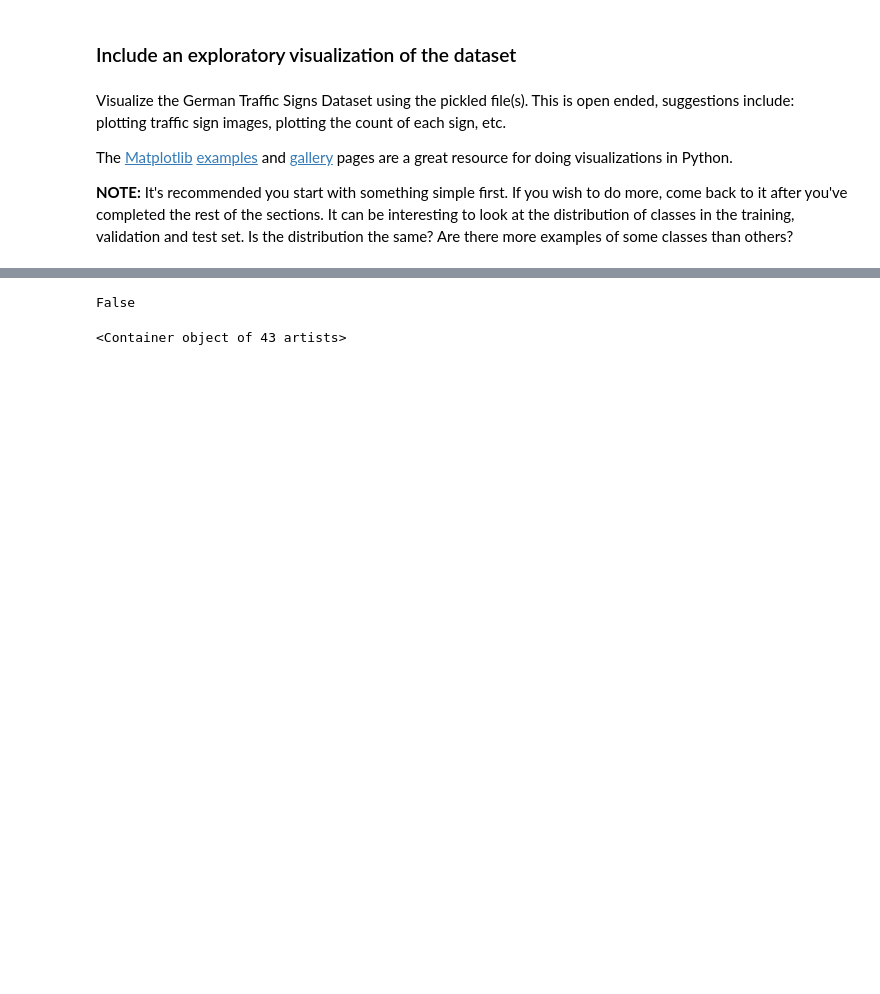
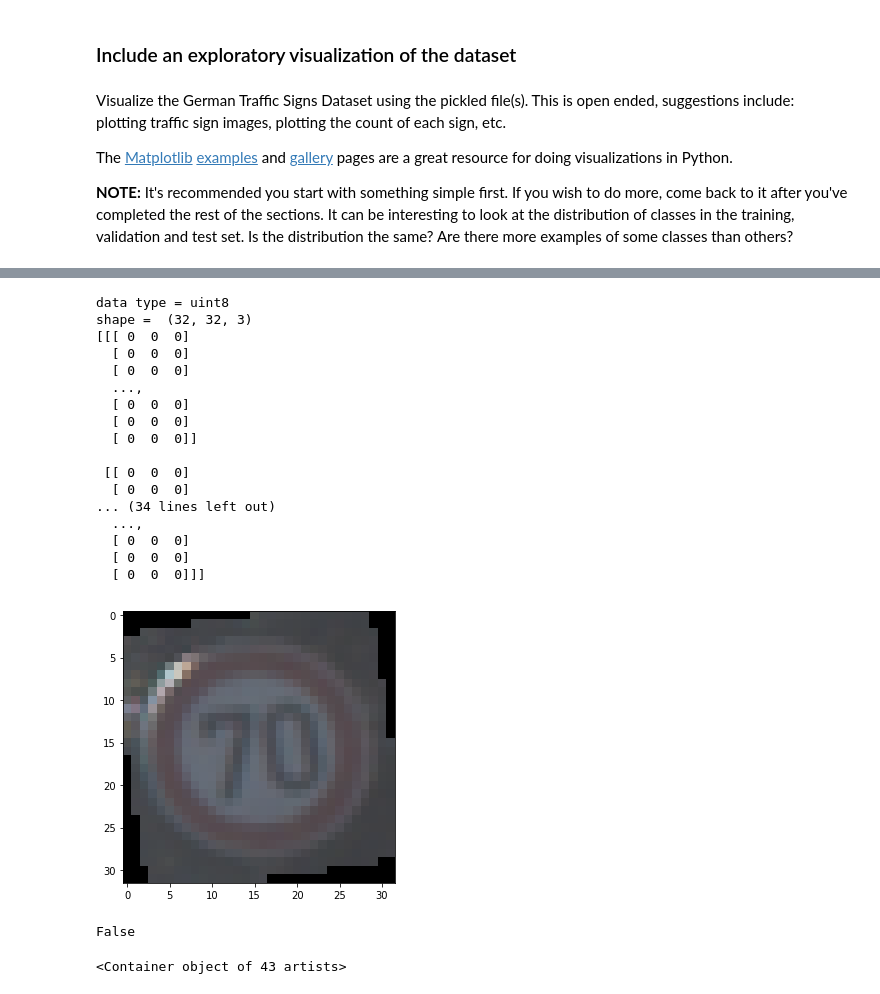
Before and after one commit to pomeroyd/project2_r1p0, a Jupyter notebook: Traffic_Sign_Classifier.ipynb, the cells around one changed output, grey strips where cells are left out. Saved outputs shown, nothing was run; the diff lists cells and outputs as text; code cells hidden in the pictures; blank space fills up the shorter version.

```diff
--- a/Traffic_Sign_Classifier.ipynb
+++ b/Traffic_Sign_Classifier.ipynb
@@ -208,3 +209,31 @@ shape =  (32, 32, 3)
+# %%
+new_image = scipy.ndimage.interpolation.rotate(image, random.randrange(-10, 10), reshape=False)
+print("data type =",new_image.dtype)
+print("shape = ",new_image.shape)
+
+
+plt.figure(figsize=(5,5))
+plt.imshow(new_image)
+print(new_image)
+# %% [output]
+data type = uint8
+shape =  (32, 32, 3)
+[[[ 0  0  0]
+  [ 0  0  0]
+  [ 0  0  0]
+  ...,
+  [ 0  0  0]
+  [ 0  0  0]
+  [ 0  0  0]]
+
+ [[ 0  0  0]
+  [ 0  0  0]
+... (34 lines left out)
+  ...,
+  [ 0  0  0]
+  [ 0  0  0]
+  [ 0  0  0]]]
+[figure, added]
 # %%
 print(401% 100 == 0)
 
```
Also changed, not shown: parts of 29 cells of this notebook.
